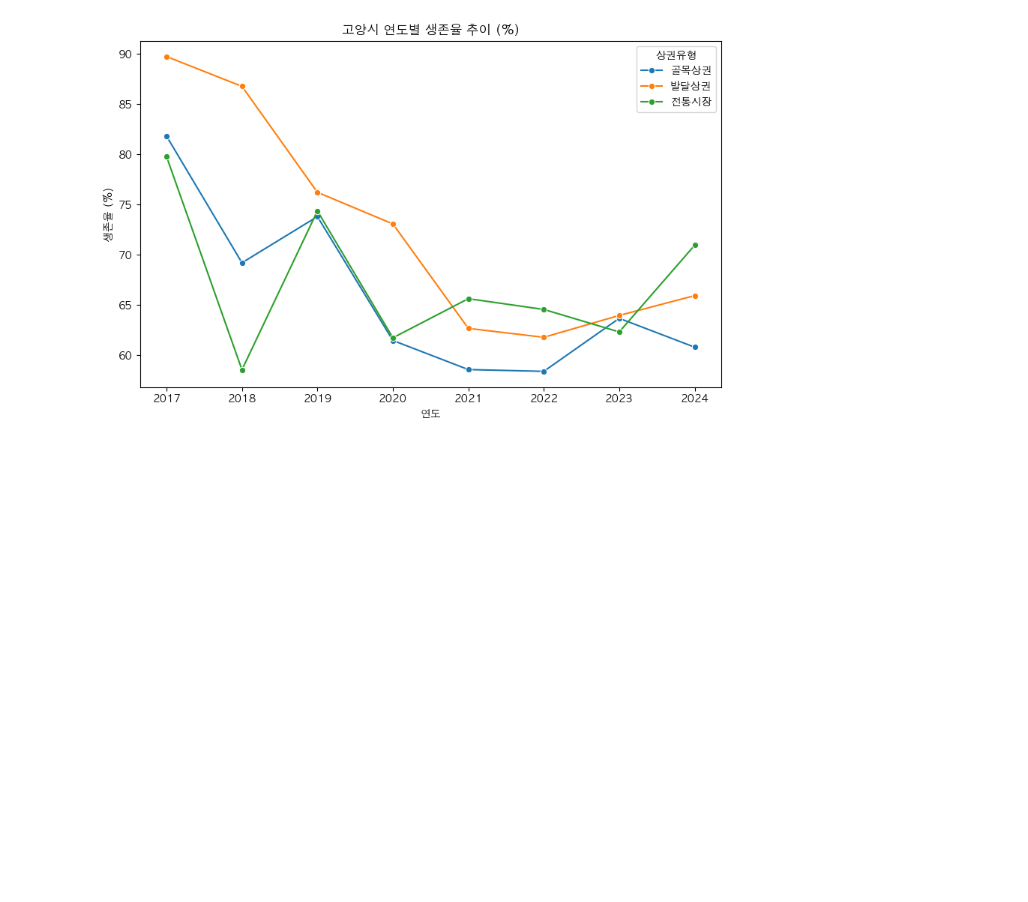
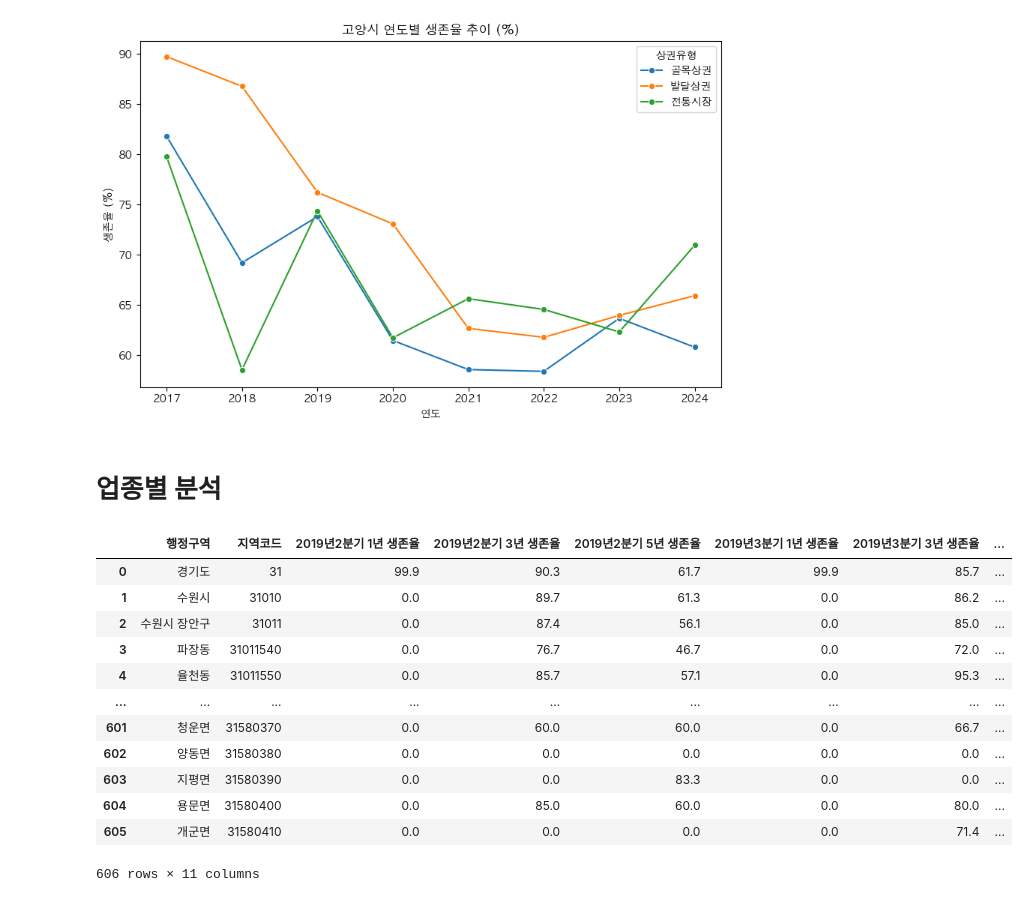
Before and after one commit to gisyun/Goyang_TradeAreaAnalysis, a Jupyter notebook: YearlySurvival.ipynb, the cells around one changed output. Drawn from its saved outputs; the diff is of its cells as text; code cells hidden in the pictures; blank space fills up the shorter version.

```diff
--- a/YearlySurvival.ipynb
+++ b/YearlySurvival.ipynb
@@ -171,3 +177,54 @@ plt.legend(title='상권유형')
 plt.show()
 # %% [output]
 [figure]
+# %% [markdown]
+# 업종별 분석
+# %%
+service_path = "상권분석\지역별(행정동별)\연도별 생존율\서비스업"
+service_ys_2017 = pd.read_excel(os.path.join(service_path, "연도별 생존율(2017_4분기_전분기_업종전체_지역별현황).xlsx"))
+service_ys_2018 = pd.read_excel(os.path.join(service_path, "연도별 생존율(2018_4분기_전분기_업종전체_지역별현황).xlsx"))
+service_ys_2019 = pd.read_excel(os.path.join(service_path, "연도별 생존율(2019_4분기_전분기_업종전체_지역별현황).xlsx"))
+service_ys_2020 = pd.read_excel(os.path.join(service_path, "연도별 생존율(2020_4분기_전분기_업종전체_지역별현황).xlsx"))
+service_ys_2021 = pd.read_excel(os.path.join(service_path, "연도별 생존율(2021_4분기_전분기_업종전체_지역별현황).xlsx"))
+service_ys_2022 = pd.read_excel(os.path.join(service_path, "연도별 생존율(2022_4분기_전분기_업종전체_지역별현황).xlsx"))
+service_ys_2023 = pd.read_excel(os.path.join(service_path, "연도별 생존율(2023_4분기_전분기_업종전체_지역별현황).xlsx"))
+service_ys_2024 = pd.read_excel(os.path.join(service_path, "연도별 생존율(2024_4분기_전분기_업종전체_지역별현황).xlsx"))
+
+
+retail_path = "상권분석\지역별(행정동별)\연도별 생존율\소매업"
+retail_ys_2017 = pd.read_excel(os.path.join(retail_path, "연도별 생존율(2017_4분기_전분기_업종전체_지역별현황).xlsx"))
+retail_ys_2018 = pd.read_excel(os.path.join(retail_path, "연도별 생존율(2018_4분기_전분기_업종전체_지역별현황).xlsx"))
+retail_ys_2019 = pd.read_excel(os.path.join(retail_path, "연도별 생존율(2019_4분기_전분기_업종전체_지역별현황).xlsx"))
+retail_ys_2020 = pd.read_excel(os.path.join(retail_path, "연도별 생존율(2020_4분기_전분기_업종전체_지역별현황).xlsx"))
+retail_ys_2021 = pd.read_excel(os.path.join(retail_path, "연도별 생존율(2021_4분기_전분기_업종전체_지역별현황).xlsx"))
+retail_ys_2022 = pd.read_excel(os.path.join(retail_path, "연도별 생존율(2022_4분기_전분기_업종전체_지역별현황).xlsx"))
+retail_ys_2023 = pd.read_excel(os.path.join(retail_path, "연도별 생존율(2023_4분기_전분기_업종전체_지역별현황).xlsx"))
+retail_ys_2024 = pd.read_excel(os.path.join(retail_path, "연도별 생존율(2024_4분기_전분기_업종전체_지역별현황).xlsx"))
+
+
+food_path = "상권분석\지역별(행정동별)\연도별 생존율\음식업"
+
+food_ys_2017 = pd.read_excel(os.path.join(food_path, "연도별 생존율(2017_4분기_전분기_업종전체_지역별현황).xlsx"))
+food_ys_2018 = pd.read_excel(os.path.join(food_path, "연도별 생존율(2018_4분기_전분기_업종전체_지역별현황).xlsx"))
+food_ys_2019 = pd.read_excel(os.path.join(food_path, "연도별 생존율(2019_4분기_전분기_업종전체_지역별현황).xlsx"))
+food_ys_2020 = pd.read_excel(os.path.join(food_path, "연도별 생존율(2020_4분기_전분기_업종전체_지역별현황).xlsx"))
+food_ys_2021 = pd.read_excel(os.path.join(food_path, "연도별 생존율(2021_4분기_전분기_업종전체_지역별현황).xlsx"))
+food_ys_2022 = pd.read_excel(os.path.join(food_path, "연도별 생존율(2022_4분기_전분기_업종전체_지역별현황).xlsx"))
+food_ys_2023 = pd.read_excel(os.path.join(food_path, "연도별 생존율(2023_4분기_전분기_업종전체_지역별현황).xlsx"))
+food_ys_2024 = pd.read_excel(os.path.join(food_path, "연도별 생존율(2024_4분기_전분기_업종전체_지역별현황).xlsx"))
+
+food_ys_2019
+# %% [output]
+|  | 행정구역 | 지역코드 | 2019년2분기 1년 생존율 | 2019년2분기 3년 생존율 | 2019년2분기 5년 생존율 | 2019년3분기 1년 생존율 | 2019년3분기 3년 생존율 | ... |
+| 0 | 경기도 | 31 | 99.9 | 90.3 | 61.7 | 99.9 | 85.7 | ... |
+| 1 | 수원시 | 31010 | 0.0 | 89.7 | 61.3 | 0.0 | 86.2 | ... |
+| 2 | 수원시 장안구 | 31011 | 0.0 | 87.4 | 56.1 | 0.0 | 85.0 | ... |
+| 3 | 파장동 | 31011540 | 0.0 | 76.7 | 46.7 | 0.0 | 72.0 | ... |
+| 4 | 율천동 | 31011550 | 0.0 | 85.7 | 57.1 | 0.0 | 95.3 | ... |
+| ... | ... | ... | ... | ... | ... | ... | ... | ... |
+| 601 | 청운면 | 31580370 | 0.0 | 60.0 | 60.0 | 0.0 | 66.7 | ... |
+| 602 | 양동면 | 31580380 | 0.0 | 0.0 | 0.0 | 0.0 | 0.0 | ... |
+| 603 | 지평면 | 31580390 | 0.0 | 0.0 | 83.3 | 0.0 | 0.0 | ... |
+| 604 | 용문면 | 31580400 | 0.0 | 85.0 | 60.0 | 0.0 | 80.0 | ... |
+| 605 | 개군면 | 31580410 | 0.0 | 0.0 | 0.0 | 0.0 | 71.4 | ... |
+606 rows × 11 columns
```
Also changed, not shown: parts of 3 cells of this notebook.
